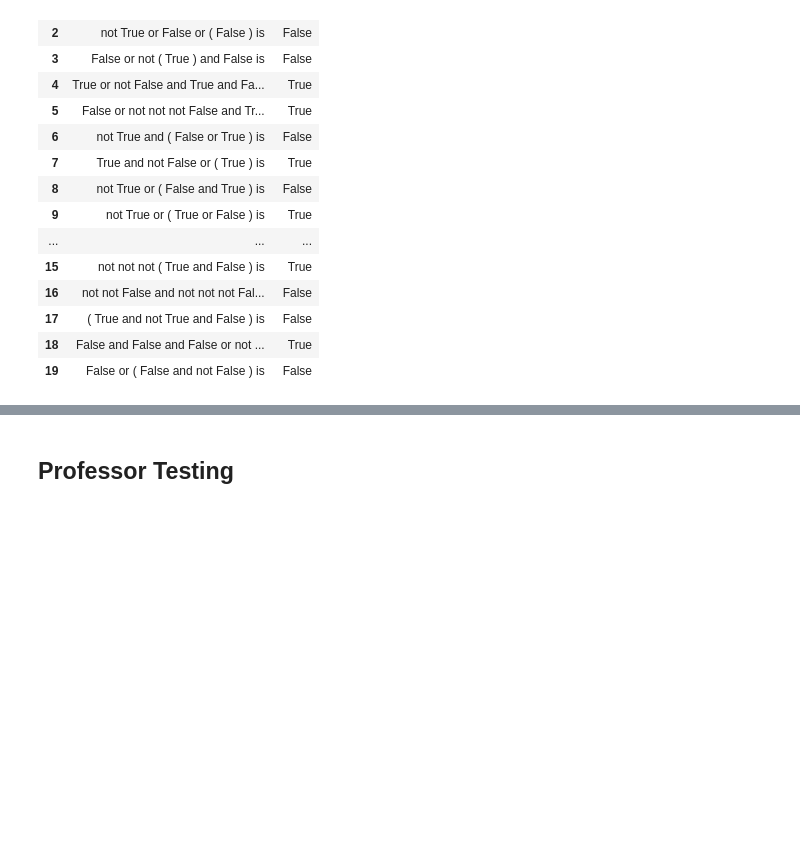
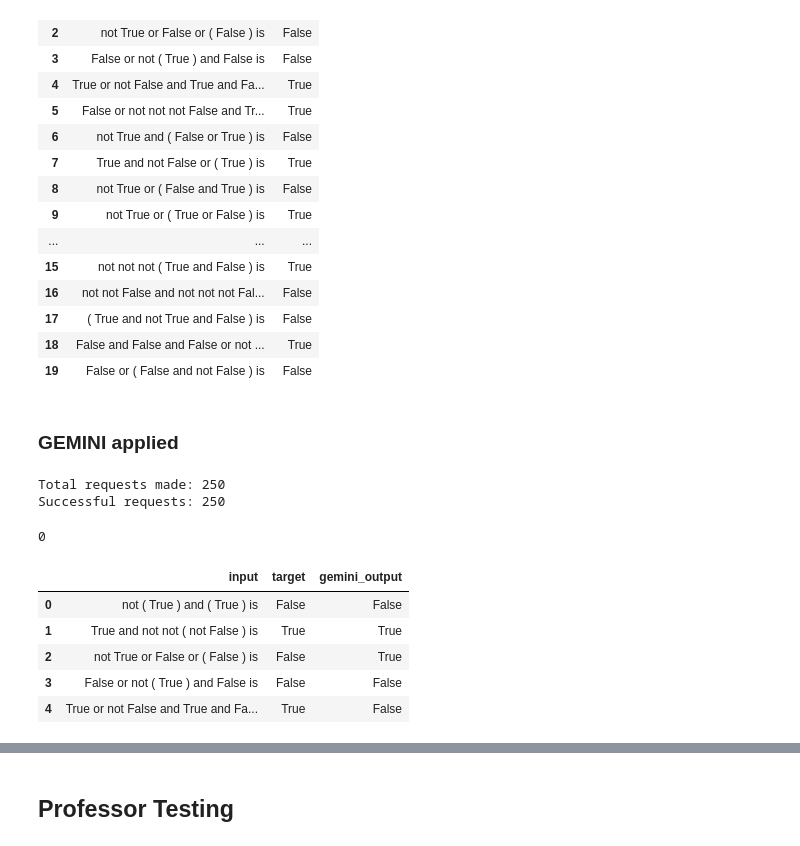
Before and after one commit to ezishr/Undergraduate-Research, a Jupyter notebook: Check points/Big Bench Hard/bigBenchHardEDA.ipynb, the cells around one changed output, grey strips where cells are left out. Drawn from its saved outputs; the diff is of its cells as text; code cells hidden in the pictures; blank space fills up the shorter version.

Commit message:
add gemini generation for some data in Big Bench Hard

```diff
--- a/Check points/Big Bench Hard/bigBenchHardEDA.ipynb
+++ b/Check points/Big Bench Hard/bigBenchHardEDA.ipynb
@@ -230,3 +148,62 @@ boolean_df.head(20)
 | 17 | ( True and not True and False ) is | False |
 | 18 | False and False and False or not ... | True |
 | 19 | False or ( False and not False ) is | False |
+# %% [markdown]
+### GEMINI applied
+# %%
+import time
+
+total_requests = 0
+successful_requests = 0
+
+
+model=genai.GenerativeModel(
+  model_name="gemini-1.5-flash",
+  system_instruction="You only answer True or False to the following questions.",
+  )
+
+sample2 = boolean_df.copy()
+sample2['gemini_output'] = None
+
+for i in range(len(sample2)):
+    success = False
+    retries = 3
+
+    while not success and retries > 0:
+        try:
+            total_requests += 1
+
+            # Make API request
+            response = model.generate_content(sample2['input'][i])
+            # print(response.text)
+            sample2.loc[i, 'gemini_output'] = response.text.strip()
+            success = True
+            successful_requests += 1
+            time.sleep(5)
+
+        except Exception as e:
+            # print(f"Error: {e}")
+            retries -= 1
+            time.sleep(5)
+            total_requests += 1
+
+
+
+print(f"Total requests made: {total_requests}")
+print(f"Successful requests: {successful_requests}")
+# %% [output]
+Total requests made: 250
+Successful requests: 250
+# %%
+sample2['gemini_output'].isna().sum()
+# %% [output]
+0
+# %%
+sample2.head()
+# %% [output]
+|  | input | target | gemini_output |
+| 0 | not ( True ) and ( True ) is | False | False |
+| 1 | True and not not ( not False ) is | True | True |
+| 2 | not True or False or ( False ) is | False | True |
+| 3 | False or not ( True ) and False is | False | False |
+| 4 | True or not False and True and Fa... | True | False |
```
Also changed, not shown: parts of 44 cells of this notebook, 3 other files.
